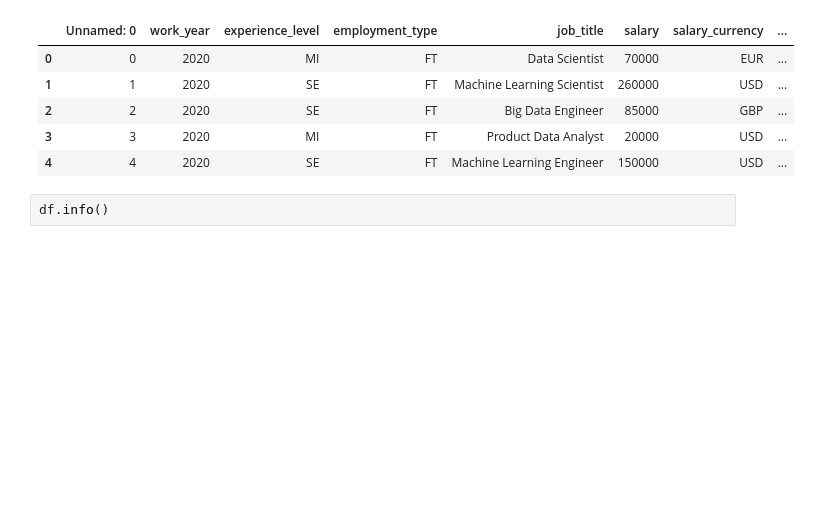
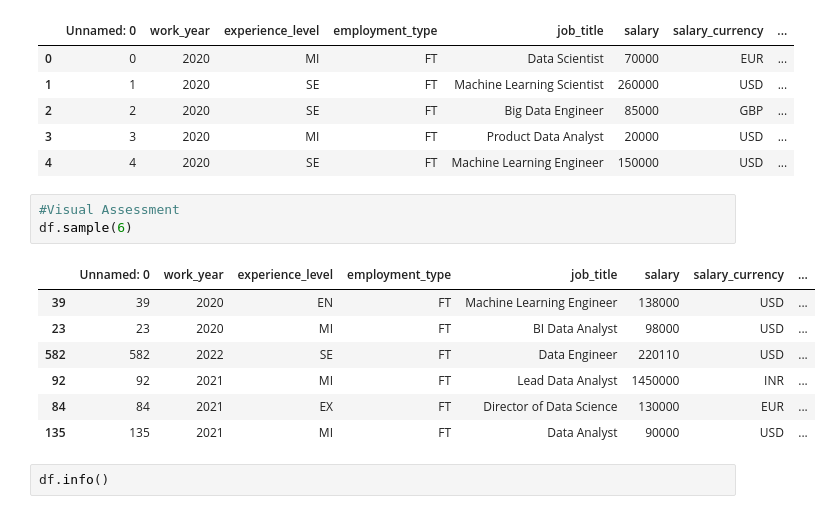
Before and after one commit to deelight-del/EDA_Data_science_salaries, a Jupyter notebook: EDA notebook.ipynb, the cells around one changed output. Saved outputs shown, nothing was run; the diff lists cells and outputs as text; blank space fills up the shorter version.

```diff
--- a/EDA notebook.ipynb
+++ b/EDA notebook.ipynb
@@ -64,6 +70,17 @@ df.head()
 | 2 | 2 | 2020 | SE | FT | Big Data Engineer | 85000 | GBP | ... |
 | 3 | 3 | 2020 | MI | FT | Product Data Analyst | 20000 | USD | ... |
 | 4 | 4 | 2020 | SE | FT | Machine Learning Engineer | 150000 | USD | ... |
+# %%
+#Visual Assessment
+df.sample(6)
+# %% [output]
+|  | Unnamed: 0 | work_year | experience_level | employment_type | job_title | salary | salary_currency | ... |
+| 39 | 39 | 2020 | EN | FT | Machine Learning Engineer | 138000 | USD | ... |
+| 23 | 23 | 2020 | MI | FT | BI Data Analyst | 98000 | USD | ... |
+| 582 | 582 | 2022 | SE | FT | Data Engineer | 220110 | USD | ... |
+| 92 | 92 | 2021 | MI | FT | Lead Data Analyst | 1450000 | INR | ... |
+| 84 | 84 | 2021 | EX | FT | Director of Data Science | 130000 | EUR | ... |
+| 135 | 135 | 2021 | MI | FT | Data Analyst | 90000 | USD | ... |
 # %%
 df.info()
 # %% [output]
```
Also changed, not shown: parts of 58 cells of this notebook, 1 other file.
